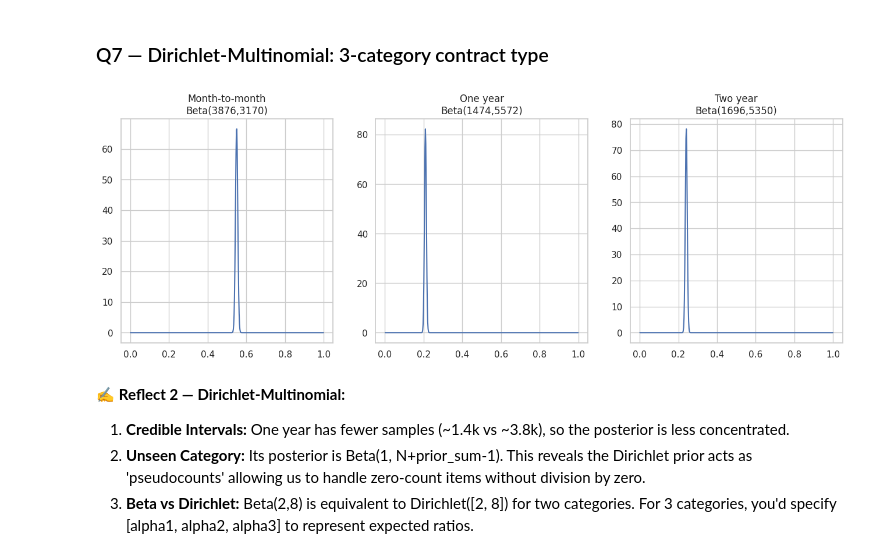
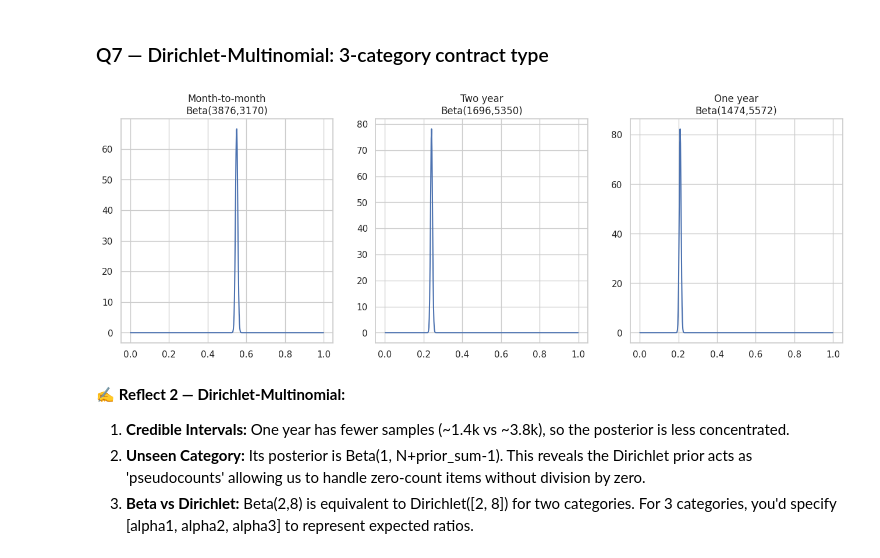
Before and after one commit to un1u3/ml-labs, a Jupyter notebook: fusemachines-2026/phase2/assignment3/W6_Probabilistic_Models_Assignment.ipynb, the cells around one changed output. Saved outputs shown, nothing was run; the diff lists cells and outputs as text; code cells hidden in the pictures.

```diff
--- a/fusemachines-2026/phase2/assignment3/W6_Probabilistic_Models_Assignment.ipynb
+++ b/fusemachines-2026/phase2/assignment3/W6_Probabilistic_Models_Assignment.ipynb
@@ -204,3 +204,22 @@ for i, label in enumerate(df_shuffled['Churn'][:501]):
         history[i + 1] = (a_curr, b_curr)
 
 # Plotting code remains same...
+# Plot posterior evolution — 6 snapshots
+theta_range = np.linspace(0.001, 0.999, 500)
+fig, axes = plt.subplots(2, 3, figsize=(18, 10))
+axes = axes.flatten()
+
+for ax, n_obs in zip(axes, snapshots):
+    a, b = history[n_obs]
+    post_pdf = beta_dist.pdf(theta_range, a, b)
+    ax.plot(theta_range, post_pdf, lw=2, label=f'Posterior (n={n_obs})')
+    ax.axvline(TRUE_RATE, color='red', ls='--', label=f'True rate ({TRUE_RATE:.3f})')
+    ax.axvline((a - 1) / (a + b - 2), color='green', ls='-.', label='MAP')
+    ax.set_title(f'After {n_obs} observations')
+    ax.set_xlabel('θ (churn rate)')
+    ax.set_ylabel('Density')
+    ax.legend(fontsize=8)
+
+plt.suptitle('Sequential Bayesian Updating — Posterior Evolution', fontsize=14)
+plt.tight_layout()
+plt.show()
@@ -218,19 +239,23 @@ for label in df_shuffled['Churn'][:500]:
 # %% [markdown]
 ### Q7 — Dirichlet-Multinomial: 3-category contract type
 # %%
+categories = df['Contract'].value_counts().index.tolist()
+prior_alpha = np.array([1, 1, 1]) # Uninformative prior for 3 categories
+theta_r = np.linspace(0.001, 0.999, 500)
+
 counts = df['Contract'].value_counts().reindex(categories).values
 posterior_alpha = prior_alpha + counts
 
 # Marginal plots
 fig, axes = plt.subplots(1, 3, figsize=(16, 5))
 for ax, (cat, a_j) in zip(axes, zip(categories, posterior_alpha)):
     b_j = posterior_alpha.sum() - a_j
     pdf = beta_dist.pdf(theta_r, a_j, b_j)
     ax.plot(theta_r, pdf)
     ax.set_title(f'{cat}\nBeta({a_j:.0f},{b_j:.0f})')
 plt.show()
 # %% [output]
-[figure, old version]
+[figure, new version]
 # %%
 new_alpha_4cat = np.append(posterior_alpha, 1.0)
 # For the unseen category, the marginal is Beta(1, sum(counts)+3)
```
Also changed, not shown: parts of 12 cells of this notebook.
